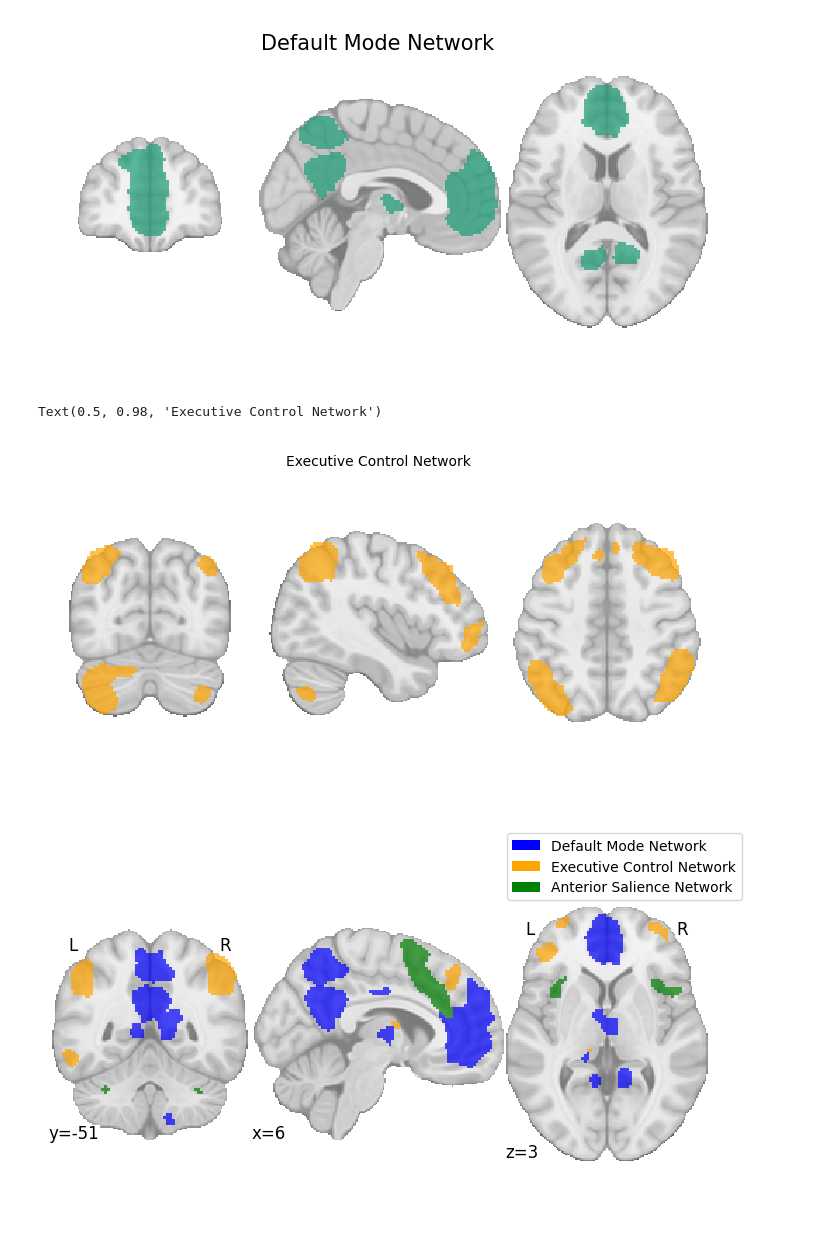
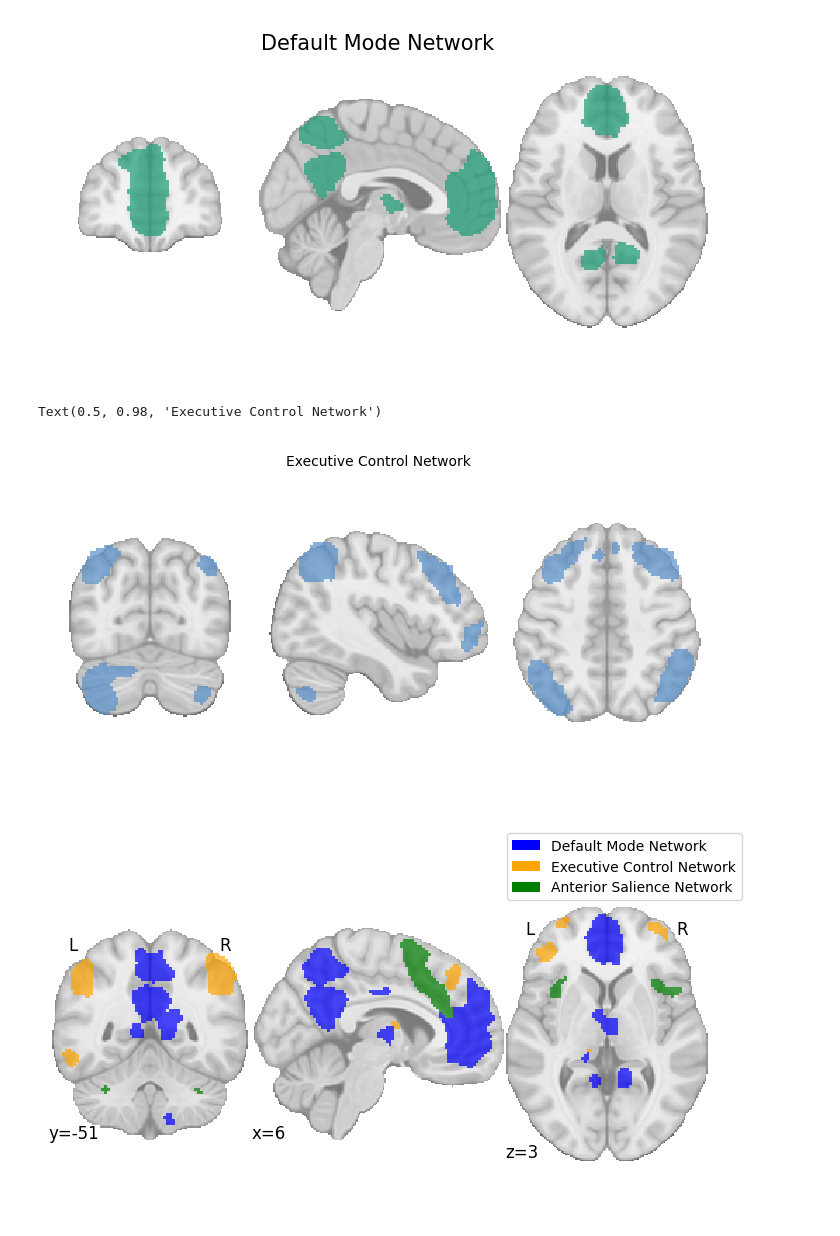
Before and after one commit to rachmorse/cognitive-reserve-brain-maintenance, a Jupyter notebook: Analysis Scripts/05_Neuroimaging Figures.ipynb, the cells around one changed output. Drawn from its saved outputs; the diff is of its cells as text; code cells hidden in the pictures.

Commit message:
Changed figure colors

```diff
--- a/Analysis Scripts/05_Neuroimaging Figures.ipynb
+++ b/Analysis Scripts/05_Neuroimaging Figures.ipynb
@@ -97,35 +97,35 @@ Text(0.5, 0.98, 'Default Mode Network')
 
 # Stack all DMN ROIs into one 4D image
 ecn_data = atlas_img.get_fdata()[..., ecn_volumes]
 
 # Sum the DMN ROIs to create a 3D mask
 ecn_mask_data = np.sum(ecn_data, axis=-1)
 ecn_mask_data = (ecn_mask_data > 0).astype(np.float32)
 
 ecn_mask_img = nib.Nifti1Image(ecn_mask_data, affine=atlas_img.affine)
 
 # Resample to match std_brain
 ecn_mask_img = image.resample_to_img(ecn_mask_img, std_brain, interpolation='nearest')
 
-custom_cmap = ListedColormap(['orange'])
+custom_cmap = ListedColormap(['#578FCA'])
 
 # Plot Salience Network
 plotting.plot_roi(ecn_mask_img,
                   bg_img=std_brain,
                   black_bg=False,
                   cmap=custom_cmap,
                   display_mode='ortho',
                   draw_cross=False,
                 #   display_mode="z", # Remove these comments to focus on one view of the ECN
                   cut_coords=[42, -73, 46],
                   annotate=False  # Add to remove coordinate labels
                   )
 
 # Show the plots
 plt.suptitle('Executive Control Network', color='black', backgroundcolor='white', size=10)
 # %% [output]
 Text(0.5, 0.98, 'Executive Control Network')
-[figure, old version]
+[figure, new version]
 # %%
 # Assign distinct labels to each network
 dmn_mask_data = (dmn_mask_data > 0).astype(np.int32) * 1  # Label as 1
```
Also changed, not shown: parts of 1 cell of this notebook.
